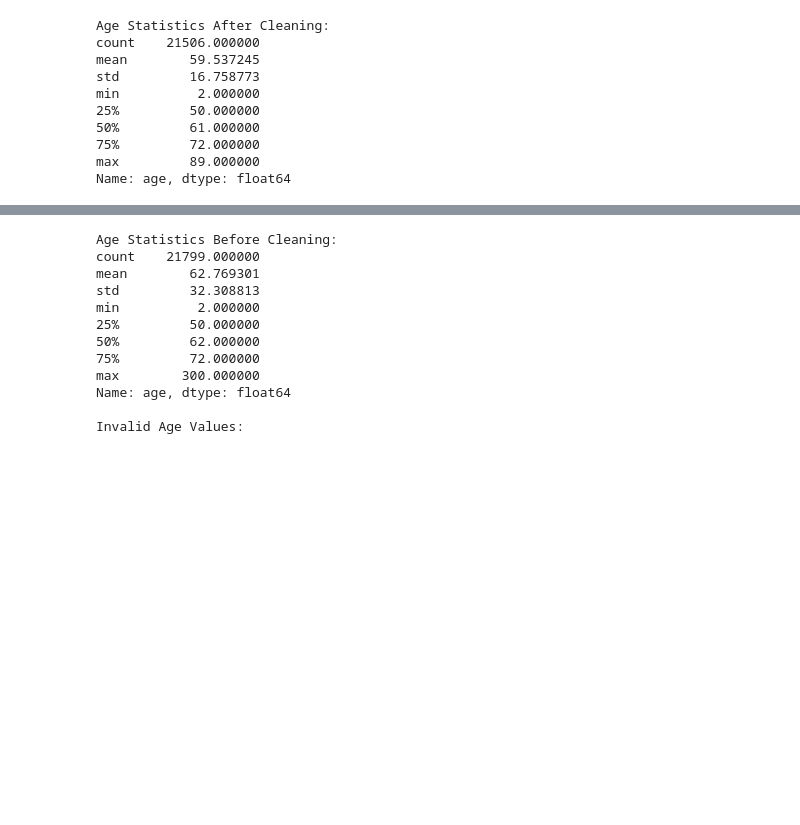
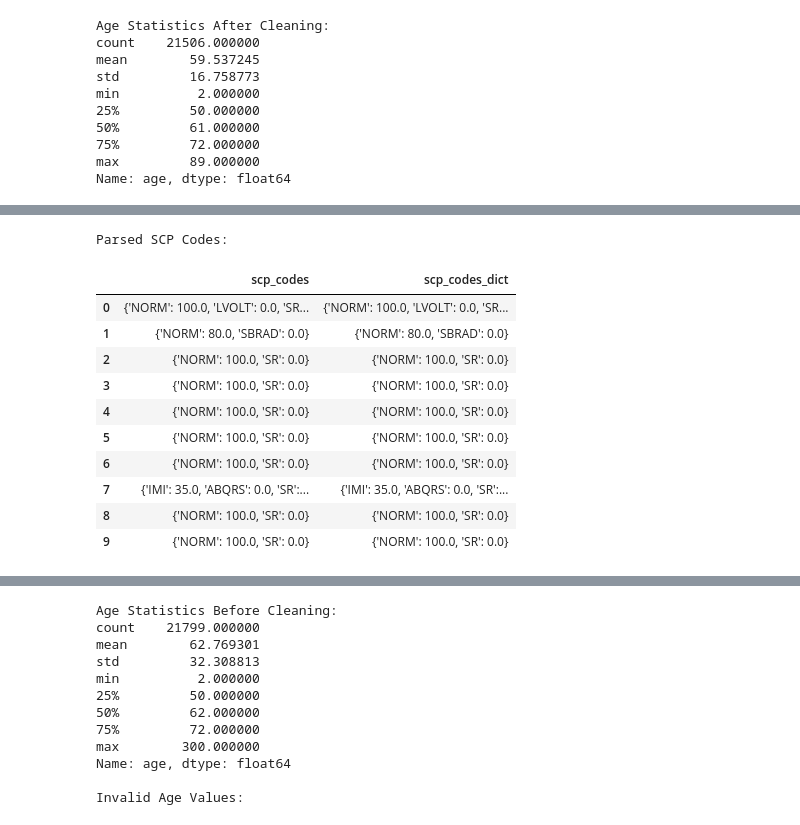
Before and after one commit to Prianka-0011/CardioTrustAI, a Jupyter notebook: src/CardioTrustAI.Backend/CardioTrustAI.PythonAPI/experiments/experiment-continuew.ipynb, the cells around one changed output, grey strips where cells are left out. Drawn from its saved outputs; the diff is of its cells as text; code cells hidden in the pictures; blank space fills up the shorter version.

```diff
--- a/src/CardioTrustAI.Backend/CardioTrustAI.PythonAPI/experiments/experiment-continuew.ipynb
+++ b/src/CardioTrustAI.Backend/CardioTrustAI.PythonAPI/experiments/experiment-continuew.ipynb
@@ -339,0 +600,49 @@ Name: age, dtype: float64
+# %%
+# ============================================================
+# 16. PARSE SCP DIAGNOSTIC CODES
+# ============================================================
+
+def parse_scp_codes(value):
+
+    if isinstance(value, dict):
+        return value
+
+    if pd.isna(value):
+        return {}
+
+    try:
+
+        result = ast.literal_eval(value)
+
+        if isinstance(result, dict):
+            return result
+
+        return {}
+
+    except (ValueError, SyntaxError, TypeError):
+
+        return {}
+
+
+df_clean['scp_codes_dict'] = df_clean['scp_codes'].apply(
+    parse_scp_codes
+)
+
+print("\nParsed SCP Codes:")
+
+display(
+    df_clean[['scp_codes', 'scp_codes_dict']].head(10)
+)
+# %% [output]
+Parsed SCP Codes:
+|  | scp_codes | scp_codes_dict |
+| 0 | {'NORM': 100.0, 'LVOLT': 0.0, 'SR... | {'NORM': 100.0, 'LVOLT': 0.0, 'SR... |
+| 1 | {'NORM': 80.0, 'SBRAD': 0.0} | {'NORM': 80.0, 'SBRAD': 0.0} |
+| 2 | {'NORM': 100.0, 'SR': 0.0} | {'NORM': 100.0, 'SR': 0.0} |
+| 3 | {'NORM': 100.0, 'SR': 0.0} | {'NORM': 100.0, 'SR': 0.0} |
+| 4 | {'NORM': 100.0, 'SR': 0.0} | {'NORM': 100.0, 'SR': 0.0} |
+| 5 | {'NORM': 100.0, 'SR': 0.0} | {'NORM': 100.0, 'SR': 0.0} |
+| 6 | {'NORM': 100.0, 'SR': 0.0} | {'NORM': 100.0, 'SR': 0.0} |
+| 7 | {'IMI': 35.0, 'ABQRS': 0.0, 'SR':... | {'IMI': 35.0, 'ABQRS': 0.0, 'SR':... |
+| 8 | {'NORM': 100.0, 'SR': 0.0} | {'NORM': 100.0, 'SR': 0.0} |
+| 9 | {'NORM': 100.0, 'SR': 0.0} | {'NORM': 100.0, 'SR': 0.0} |
```
Also changed, not shown: parts of 14 cells of this notebook.
